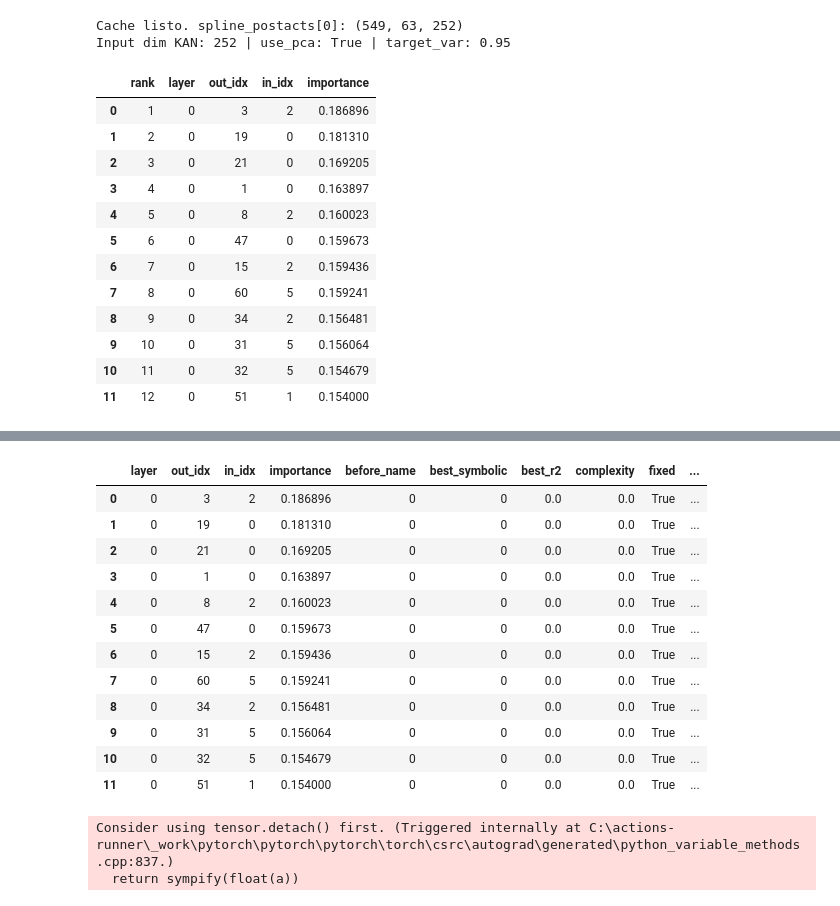
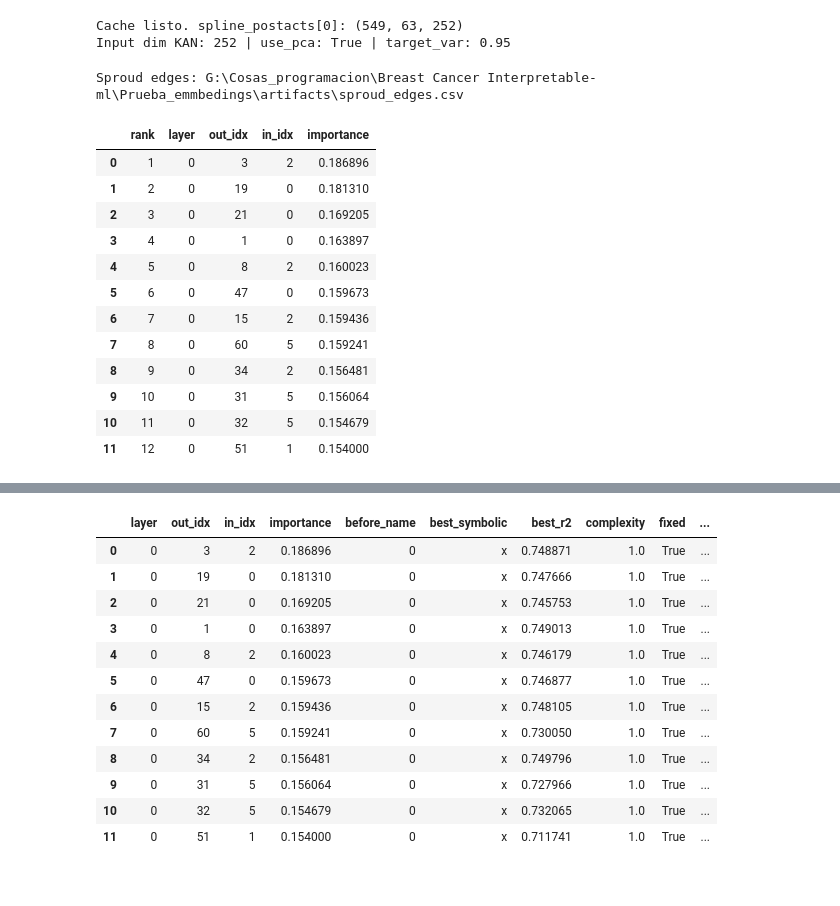
Before and after one commit to Santcarre/Pruebas-KAN, a Jupyter notebook: Prueba_emmbedings/03_sproud_symbolic_report.ipynb, the cells around one changed output, grey strips where cells are left out. Drawn from its saved outputs; the diff is of its cells as text; code cells hidden in the pictures.

```diff
--- a/Prueba_emmbedings/03_sproud_symbolic_report.ipynb
+++ b/Prueba_emmbedings/03_sproud_symbolic_report.ipynb
@@ -12,6 +12,7 @@ Este notebook:
 from pathlib import Path
 import sys
 import json
+import time
 
 import pandas as pd
 import torch
@@ -36,6 +37,11 @@ SPROUD_LAYER = 0
 SPROUD_TOP_K = 12
 SYMBOLIC_CANDIDATES = 8
 SYMBOLIC_R2_THRESHOLD = 0.0
+
+# Salvaguardas para evitar cuelgues en búsquedas simbólicas largas.
+SYMBOLIC_LIB = ["x", "x^2", "x^3", "abs", "sin", "exp", "log"]
+SYMBOLIC_MAX_SECONDS = 180
+RUN_AUTO_SYMBOLIC_FALLBACK = False
 # %%
 # Funciones auxiliares
 def build_kan_from_cfg(cfg):
@@ -117,9 +151,12 @@ print("Input dim KAN:", int(Xva.shape[1]), "| use_pca:", cfg.get("use_pca", Fals
 Cache listo. spline_postacts[0]: (549, 63, 252)
 Input dim KAN: 252 | use_pca: True | target_var: 0.95
 # %%
-# Sproud + simbólico + fórmula + gráfica
+# Sproud + simbólico + fórmula + gráfica (con validaciones explícitas)
+from IPython.display import Image, display as ipy_display
+
 sproud_df = sproud_importance(kan_model, layer=SPROUD_LAYER, top_k=SPROUD_TOP_K)
 sproud_df.to_csv(SPROUD_OUT, index=False)
+print("Sproud edges:", SPROUD_OUT)
 display(sproud_df)
 
 symbolic_df = symbolic_fit_for_edges(
@@ -128,9 +165,34 @@ symbolic_df = symbolic_fit_for_edges(
     layer=SPROUD_LAYER,
     topk=SYMBOLIC_CANDIDATES,
     r2_threshold=SYMBOLIC_R2_THRESHOLD,
+    lib=SYMBOLIC_LIB,
+    max_seconds=SYMBOLIC_MAX_SECONDS,
 )
+
+# Evitar considerar como éxito ajustes triviales (best_symbolic==0 y r2==0)
+if not symbolic_df.empty:
+    symbolic_df["is_trivial"] = (
+        symbolic_df["best_symbolic"].astype(str).isin(["0", "0.0", "None"]) &
+        symbolic_df["best_r2"].fillna(0.0).le(0.0)
+    )
+else:
+    symbolic_df["is_trivial"] = []
+
 symbolic_df.to_csv(SYMBOLIC_OUT, index=False)
+print("Symbolic edges:", SYMBOLIC_OUT)
 display(symbolic_df)
+
+all_trivial = bool((not symbolic_df.empty) and symbolic_df["is_trivial"].all())
+if RUN_AUTO_SYMBOLIC_FALLBACK and all_trivial and hasattr(kan_model, "auto_symbolic"):
+    print("\nAjuste local trivial detectado. Ejecutando fallback con auto_symbolic()...")
+    try:
+        kan_model.auto_symbolic(lib=SYMBOLIC_LIB, verbose=0, weight_simple=0.5, r2_threshold=0.0)
+        print("auto_symbolic() ejecutado correctamente")
+    except Exception as e:
+        print("auto_symbolic() falló:", repr(e))
+elif all_trivial:
+    print("\nAjuste trivial detectado, pero se omite auto_symbolic para evitar tiempos muy largos.")
+    print("Si lo quieres, pon RUN_AUTO_SYMBOLIC_FALLBACK=True y vuelve a ejecutar esta celda.")
 
 # Fórmula global (si está disponible)
 try:
@@ -142,9 +204,10 @@ except Exception as e:
 
 FORMULA_OUT.write_text(formula_txt, encoding="utf-8")
 print("Formula simbólica guardada en:", FORMULA_OUT)
-print(formula_txt[:1000])
+print("\nPreview formula (primeros 1500 chars):")
+print(formula_txt[:1500])
 
-# Gráfica opcional
+# Gráfica opcional + render inline
 try:
     plot_path, pairs = save_kan_edges_light(
         kan_model,
@@ -154,15 +217,20 @@ try:
         metric="mean_abs",
         sample_points=False,
     )
-    print("Gráfico guardado en:", plot_path)
+    print("\nGráfico guardado en:", plot_path)
     print("Aristas graficadas:", pairs)
+    ipy_display(Image(filename=str(plot_path)))
 except Exception as e:
-    print("No se pudo generar gráfica de aristas:", repr(e))
+    print("\nNo se pudo generar gráfica de aristas:", repr(e))
     print("Se conserva salida simbólica en:", FORMULA_OUT)
 
-print("Sproud CSV:", SPROUD_OUT)
-print("Symbolic CSV:", SYMBOLIC_OUT)
+print("\nResumen artefactos:")
+print("- Sproud CSV:", SPROUD_OUT)
+print("- Symbolic CSV:", SYMBOLIC_OUT)
+print("- Formula TXT:", FORMULA_OUT)
+print("- Plot PNG:", PLOT_OUT, "| existe:", PLOT_OUT.exists())
 # %% [output]
+Sproud edges: G:\Cosas_programacion\Breast Cancer Interpretable-ml\Prueba_emmbedings\artifacts\sproud_edges.csv
 |  | rank | layer | out_idx | in_idx | importance |
 | 0 | 1 | 0 | 3 | 2 | 0.186896 |
 | 1 | 2 | 0 | 19 | 0 | 0.181310 |
@@ -179,15 +260,13 @@ print("Symbolic CSV:", SYMBOLIC_OUT)
 |  | layer | out_idx | in_idx | importance | before_name | best_symbolic | best_r2 | complexity | fixed | ... |
-| 0 | 0 | 3 | 2 | 0.186896 | 0 | 0 | 0.0 | 0.0 | True | ... |
-| 1 | 0 | 19 | 0 | 0.181310 | 0 | 0 | 0.0 | 0.0 | True | ... |
-| 2 | 0 | 21 | 0 | 0.169205 | 0 | 0 | 0.0 | 0.0 | True | ... |
-| 3 | 0 | 1 | 0 | 0.163897 | 0 | 0 | 0.0 | 0.0 | True | ... |
-| 4 | 0 | 8 | 2 | 0.160023 | 0 | 0 | 0.0 | 0.0 | True | ... |
-| 5 | 0 | 47 | 0 | 0.159673 | 0 | 0 | 0.0 | 0.0 | True | ... |
-| 6 | 0 | 15 | 2 | 0.159436 | 0 | 0 | 0.0 | 0.0 | True | ... |
-| 7 | 0 | 60 | 5 | 0.159241 | 0 | 0 | 0.0 | 0.0 | True | ... |
-| 8 | 0 | 34 | 2 | 0.156481 | 0 | 0 | 0.0 | 0.0 | True | ... |
-| 9 | 0 | 31 | 5 | 0.156064 | 0 | 0 | 0.0 | 0.0 | True | ... |
-| 10 | 0 | 32 | 5 | 0.154679 | 0 | 0 | 0.0 | 0.0 | True | ... |
-| 11 | 0 | 51 | 1 | 0.154000 | 0 | 0 | 0.0 | 0.0 | True | ... |
+| 0 | 0 | 3 | 2 | 0.186896 | 0 | x | 0.748871 | 1.0 | True | ... |
+| 1 | 0 | 19 | 0 | 0.181310 | 0 | x | 0.747666 | 1.0 | True | ... |
+| 2 | 0 | 21 | 0 | 0.169205 | 0 | x | 0.745753 | 1.0 | True | ... |
+| 3 | 0 | 1 | 0 | 0.163897 | 0 | x | 0.749013 | 1.0 | True | ... |
+| 4 | 0 | 8 | 2 | 0.160023 | 0 | x | 0.746179 | 1.0 | True | ... |
+| 5 | 0 | 47 | 0 | 0.159673 | 0 | x | 0.746877 | 1.0 | True | ... |
+| 6 | 0 | 15 | 2 | 0.159436 | 0 | x | 0.748105 | 1.0 | True | ... |
+| 7 | 0 | 60 | 5 | 0.159241 | 0 | x | 0.730050 | 1.0 | True | ... |
+| 8 | 0 | 34 | 2 | 0.156481 | 0 | x | 0.749796 | 1.0 | True | ... |
+| 9 | 0 | 31 | 5 | 0.156064 | 0 | x | 0.727966 | 1.0 | True | ... |
+| 10 | 0 | 32 | 5 | 0.154679 | 0 | x | 0.732065 | 1.0 | True | ... |
+| 11 | 0 | 51 | 1 | 0.154000 | 0 | x | 0.711741 | 1.0 | True | ... |
-Consider using tensor.detach() first. (Triggered internally at C:\actions-runner\_work\pytorch\pytorch\pytorch\torch\csrc\autograd\generated\python_variable_methods.cpp:837.)
-  return sympify(float(a))
```
Also changed, not shown: parts of 2 cells of this notebook, 5 other files.
